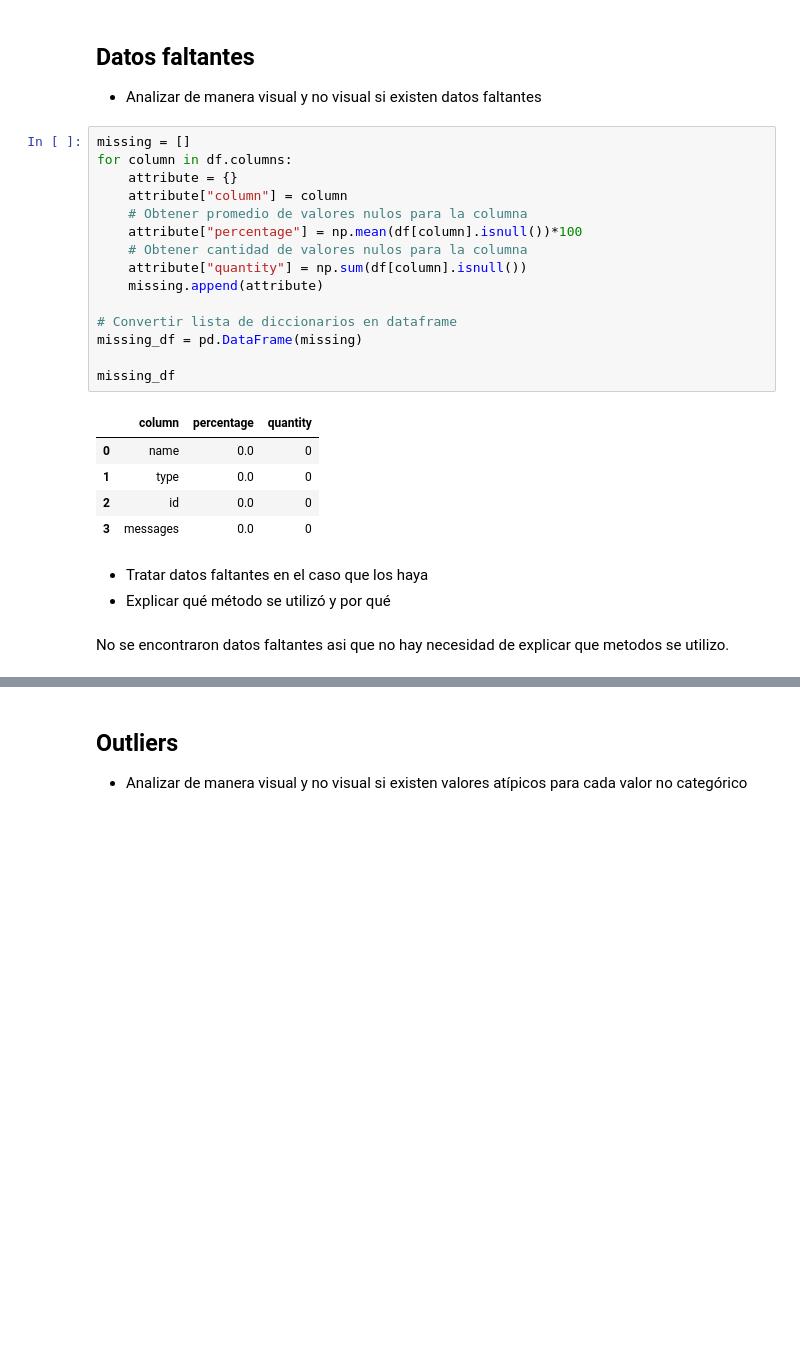
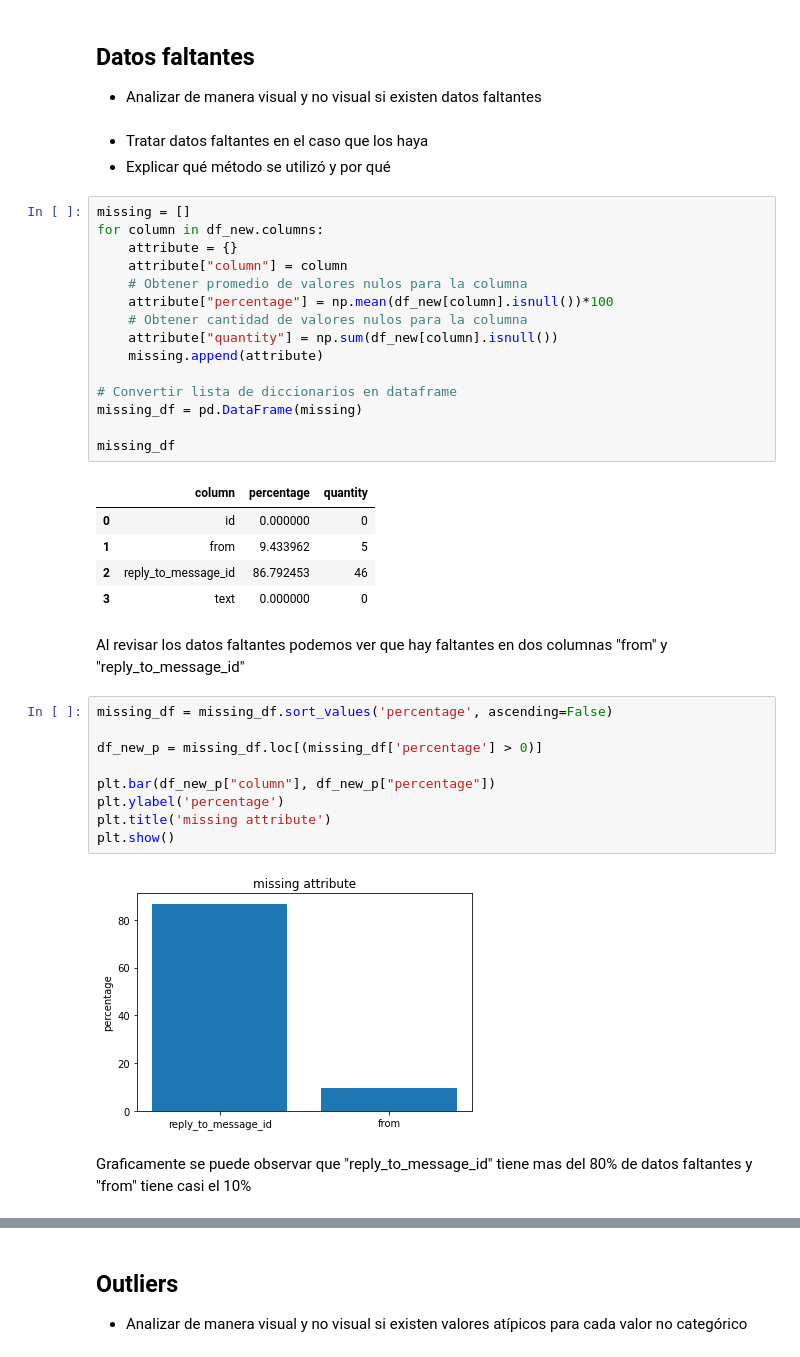
Before and after one commit to bthecs/DB2, a Jupyter notebook: tp3/TP3.ipynb, the cells around one changed output, grey strips where cells are left out. Saved outputs shown, nothing was run; the diff lists cells and outputs as text; blank space fills up the shorter version.

```diff
--- a/tp3/TP3.ipynb
+++ b/tp3/TP3.ipynb
@@ -70,29 +74,42 @@ Messages: Lista con diccionarios con todos los usuarios donde se pueden ver los
 ## Datos faltantes
 
 - Analizar de manera visual y no visual si existen datos faltantes
-# %%
-missing = []
-for column in df.columns:
-    attribute = {}
-    attribute["column"] = column
-    # Obtener promedio de valores nulos para la columna
-    attribute["percentage"] = np.mean(df[column].isnull())*100
-    # Obtener cantidad de valores nulos para la columna
-    attribute["quantity"] = np.sum(df[column].isnull())
-    missing.append(attribute)
-
-# Convertir lista de diccionarios en dataframe
-missing_df = pd.DataFrame(missing)
-
-missing_df
-# %% [output]
-|  | column | percentage | quantity |
-| 0 | name | 0.0 | 0 |
-| 1 | type | 0.0 | 0 |
-| 2 | id | 0.0 | 0 |
-| 3 | messages | 0.0 | 0 |
 # %% [markdown]
 - Tratar datos faltantes en el caso que los haya
 - Explicar qué método se utilizó y por qué
-# %% [markdown]
-No se encontraron datos faltantes asi que no hay necesidad de explicar que metodos se utilizo.
+# %%
+missing = []
+for column in df_new.columns:
+    attribute = {}
+    attribute["column"] = column
+    # Obtener promedio de valores nulos para la columna
+    attribute["percentage"] = np.mean(df_new[column].isnull())*100
+    # Obtener cantidad de valores nulos para la columna
+    attribute["quantity"] = np.sum(df_new[column].isnull())
+    missing.append(attribute)
+
+# Convertir lista de diccionarios en dataframe
+missing_df = pd.DataFrame(missing)
+
+missing_df
+# %% [output]
+|  | column | percentage | quantity |
+| 0 | id | 0.000000 | 0 |
+| 1 | from | 9.433962 | 5 |
+| 2 | reply_to_message_id | 86.792453 | 46 |
+| 3 | text | 0.000000 | 0 |
+# %% [markdown]
+Al revisar los datos faltantes podemos ver que hay faltantes en dos columnas "from" y "reply_to_message_id"
+# %%
+missing_df = missing_df.sort_values('percentage', ascending=False)
+
+df_new_p = missing_df.loc[(missing_df['percentage'] > 0)]
+
+plt.bar(df_new_p["column"], df_new_p["percentage"])
+plt.ylabel('percentage')
+plt.title('missing attribute')
+plt.show()
+# %% [output]
+[figure, added]
+# %% [markdown]
+Graficamente se puede observar que "reply_to_message_id" tiene mas del 80% de datos faltantes y "from" tiene casi el 10%
```
Also changed, not shown: parts of 20 cells of this notebook.
